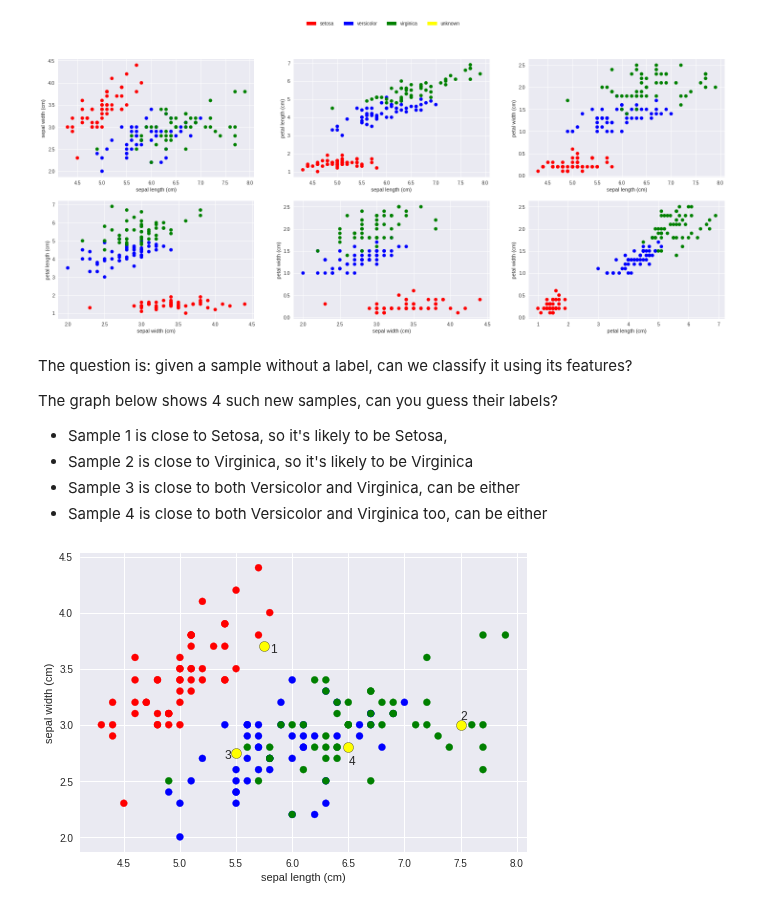
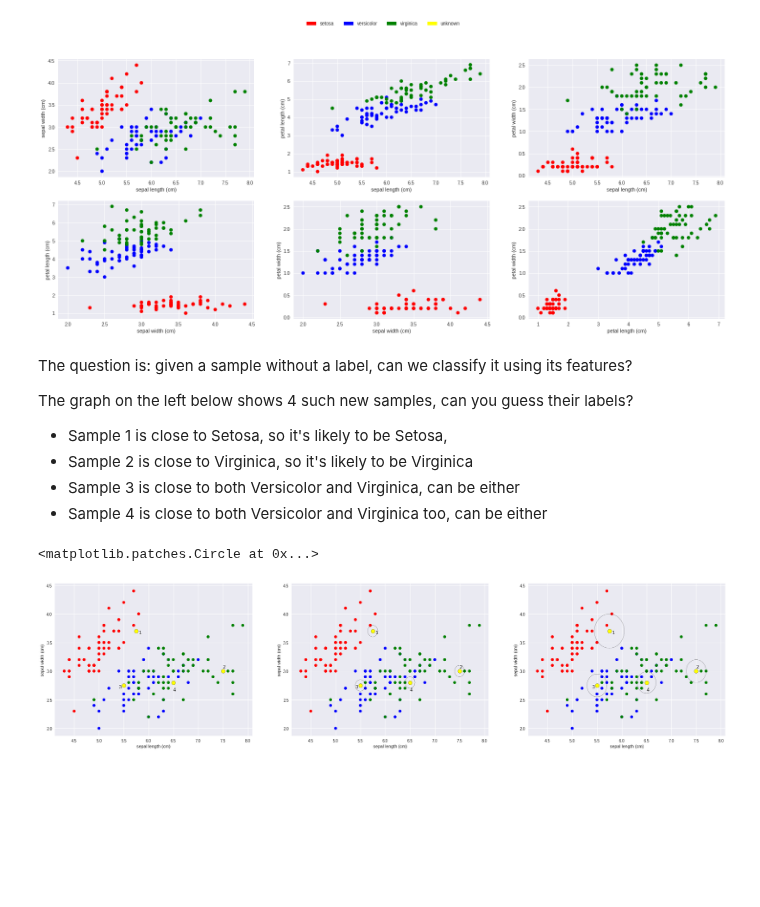
Before and after one commit to aunz/ds, a Jupyter notebook: KNN.ipynb, the cells around one changed output. Drawn from its saved outputs; the diff is of its cells as text; code cells hidden in the pictures; blank space fills up the shorter version.

Commit message:
Graphs

```diff
--- a/KNN.ipynb
+++ b/KNN.ipynb
@@ -66,20 +66,35 @@ fig.legend(handles=[
 # %% [markdown]
 The question is: given a sample without a label, can we classify it using its features?
 
-The graph below shows 4 such new samples, can you guess their labels?
+The graph on the left below shows 4 such new samples, can you guess their labels?
 - Sample 1 is close to Setosa, so it's likely to be Setosa,
 - Sample 2 is close to Virginica, so it's likely to be Virginica
 - Sample 3 is close to both Versicolor and Virginica, can be either
 - Sample 4 is close to both Versicolor and Virginica too, can be either
 # %%
-import matplotlib.patches as mpatches
-fig, ax = plt.subplots(1, 1)
-plot(ax, 0, 1)
+fig, ax = plt.subplots(1, 3, figsize=(30, 7))
+for i in ax:
+    plot(i, 0, 1)
+    i.scatter([5.75], [3.7], c='yellow', edgecolor='black', s=100); i.text(5.8, 3.65, '1') # sample 1
+    i.scatter([7.5], [3.0], c='yellow', edgecolor='black', s=100); i.text(7.5, 3.05, '2') # sample 2
+    i.scatter([5.5], [2.75], c='yellow', edgecolor='black', s=100); i.text(5.4, 2.7, '3', horizontalalignment='left') # sample 3
+    i.scatter([6.5], [2.8], c='yellow', edgecolor='black', s=100); i.text(6.5, 2.65, '4'); # sample 4
 
-ax.scatter([5.75], [3.7], c='yellow', edgecolor='black', s=100); ax.text(5.8, 3.65, '1') # sample 1
-ax.scatter([7.5], [3.0], c='yellow', edgecolor='black', s=100); ax.text(7.5, 3.05, '2') # sample 2
-ax.scatter([5.5], [2.75], c='yellow', edgecolor='black', s=100); ax.text(5.4, 2.7, '3', horizontalalignment='left') # sample 3
-ax.scatter([6.5], [2.8], c='yellow', edgecolor='black', s=100); ax.text(6.5, 2.65, '4'); # sample 4
-# ax.add_patch(mpatches.Circle(xy=(5.75, 3.7), radius=0.1, facecolor='none', edgecolor='black'))
+# sample 1 circles
+ax[1].add_patch(mpatches.Circle(xy=(5.75, 3.7), radius=0.1, facecolor='none', edgecolor='black'))
+ax[2].add_patch(mpatches.Circle(xy=(5.75, 3.7), radius=0.3, facecolor='none', edgecolor='black'))
+
+# sample 2 circles
+ax[1].add_patch(mpatches.Circle(xy=(7.5, 3.0), radius=0.1, facecolor='none', edgecolor='black'))
+ax[2].add_patch(mpatches.Circle(xy=(7.5, 3.0), radius=0.2, facecolor='none', edgecolor='black'))
+
+# sample 3 circles
+ax[1].add_patch(mpatches.Circle(xy=(5.5, 2.75), radius=0.1, facecolor='none', edgecolor='black'))
+ax[2].add_patch(mpatches.Circle(xy=(5.5, 2.75), radius=0.2, facecolor='none', edgecolor='black'))
+
+# sample 4 circles
+ax[1].add_patch(mpatches.Circle(xy=(6.5, 2.8), radius=0.1, facecolor='none', edgecolor='black'))
+ax[2].add_patch(mpatches.Circle(xy=(6.5, 2.8), radius=0.19, facecolor='none', edgecolor='black'))
 # %% [output]
+<matplotlib.patches.Circle at 0x...>
-[figure, old version]
+[figure, new version]
```
Also changed, not shown: parts of 3 cells of this notebook.
